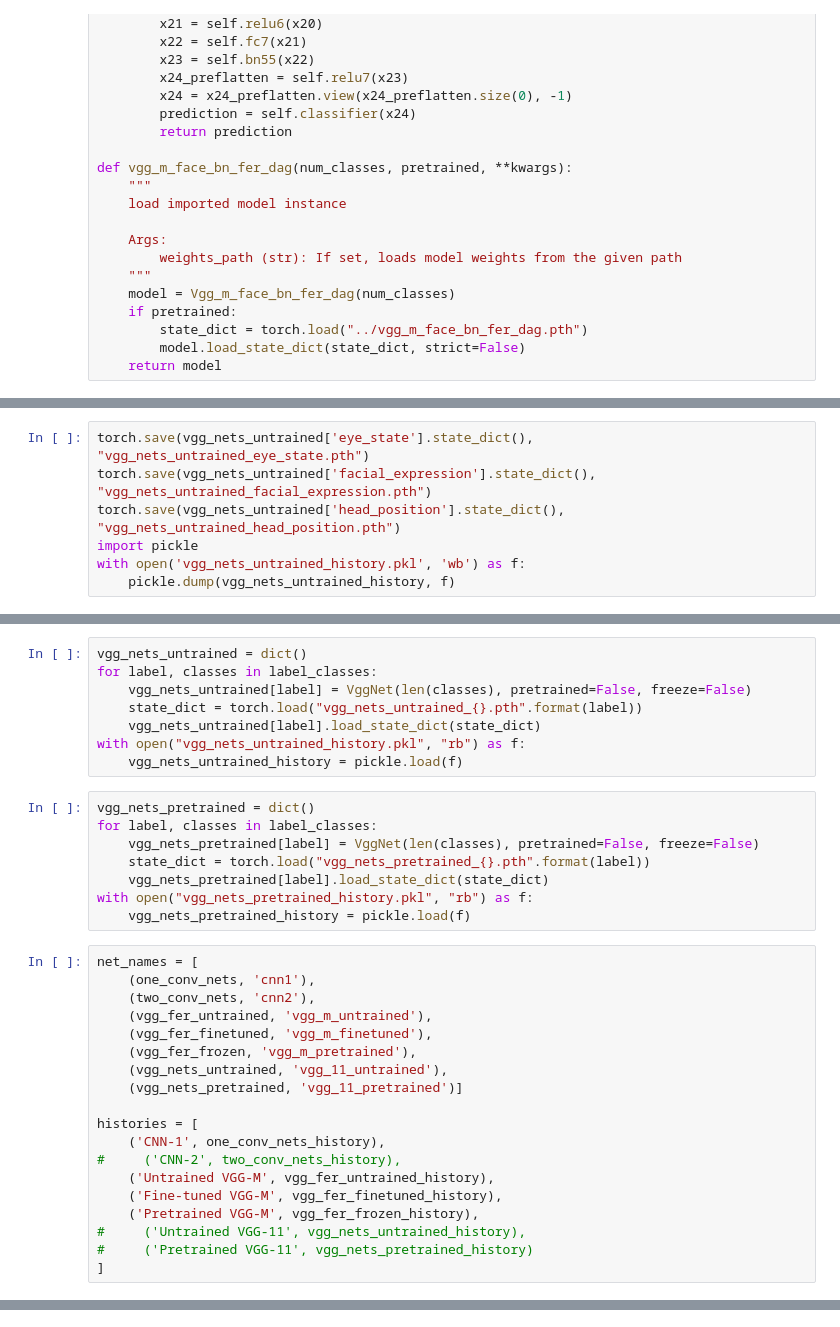
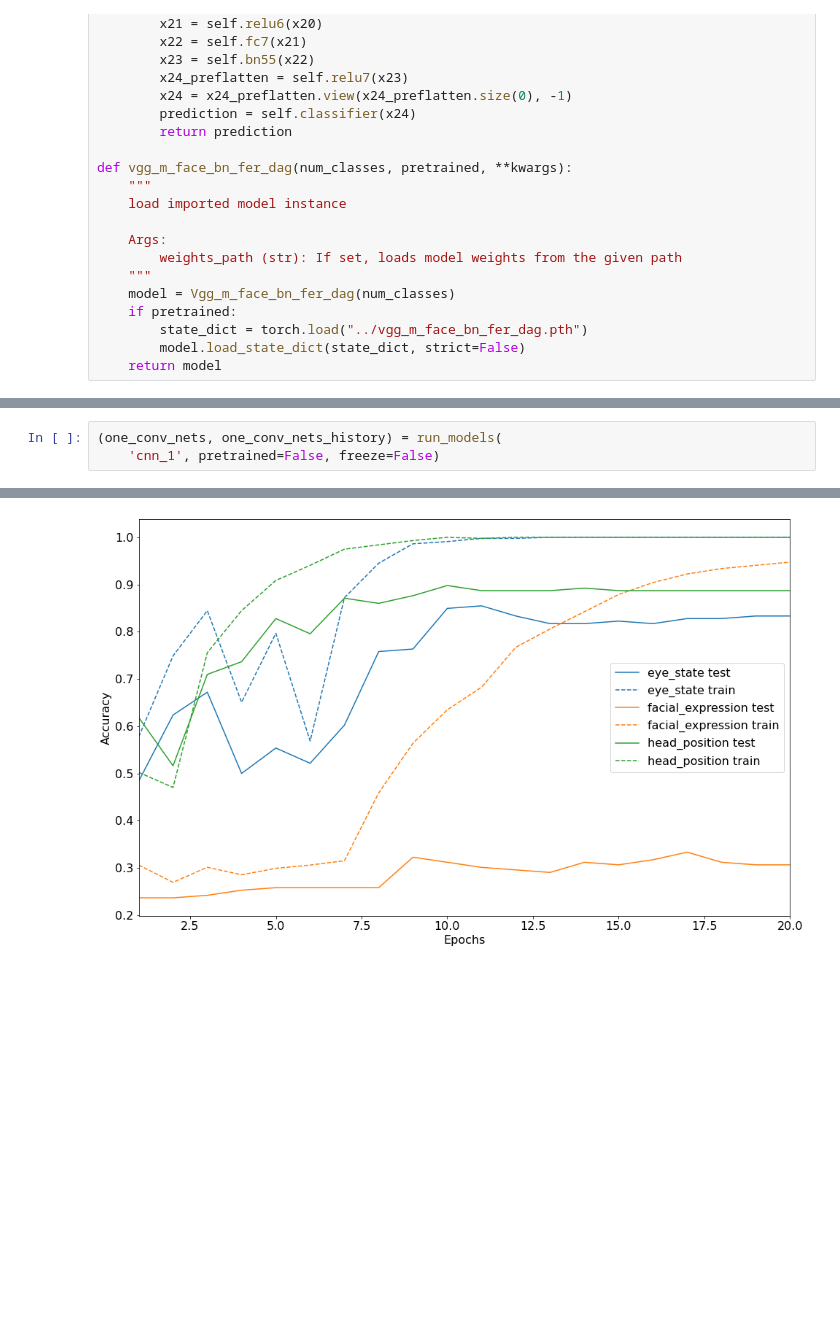
Before and after one commit to karenfeng/eigenfaces, a Jupyter notebook: ipynb/neural_network.ipynb, the cells around one changed output, grey strips where cells are left out. Saved outputs shown, nothing was run; the diff lists cells and outputs as text; blank space fills up the shorter version.

```diff
--- a/ipynb/neural_network.ipynb
+++ b/ipynb/neural_network.ipynb
@@ -547,7 +257,0 @@ KeyboardInterrupt:
-# %%
-torch.save(vgg_nets_untrained['eye_state'].state_dict(), "vgg_nets_untrained_eye_state.pth")
-torch.save(vgg_nets_untrained['facial_expression'].state_dict(), "vgg_nets_untrained_facial_expression.pth")
-torch.save(vgg_nets_untrained['head_position'].state_dict(), "vgg_nets_untrained_head_position.pth")
-import pickle
-with open('vgg_nets_untrained_history.pkl', 'wb') as f:
-    pickle.dump(vgg_nets_untrained_history, f)
@@ -736,35 +257,0 @@ with open("vgg_fer_finetuned_history.pkl", "rb") as f:
-# %%
-vgg_nets_untrained = dict()
-for label, classes in label_classes:
-    vgg_nets_untrained[label] = VggNet(len(classes), pretrained=False, freeze=False)
-    state_dict = torch.load("vgg_nets_untrained_{}.pth".format(label))
-    vgg_nets_untrained[label].load_state_dict(state_dict)
-with open("vgg_nets_untrained_history.pkl", "rb") as f:
-    vgg_nets_untrained_history = pickle.load(f)
-# %%
-vgg_nets_pretrained = dict()
-for label, classes in label_classes:
-    vgg_nets_pretrained[label] = VggNet(len(classes), pretrained=False, freeze=False)
-    state_dict = torch.load("vgg_nets_pretrained_{}.pth".format(label))
-    vgg_nets_pretrained[label].load_state_dict(state_dict)
-with open("vgg_nets_pretrained_history.pkl", "rb") as f:
-    vgg_nets_pretrained_history = pickle.load(f)
-# %%
-net_names = [
-    (one_conv_nets, 'cnn1'),
-    (two_conv_nets, 'cnn2'),
-    (vgg_fer_untrained, 'vgg_m_untrained'),
-    (vgg_fer_finetuned, 'vgg_m_finetuned'),
-    (vgg_fer_frozen, 'vgg_m_pretrained'),
-    (vgg_nets_untrained, 'vgg_11_untrained'),
-    (vgg_nets_pretrained, 'vgg_11_pretrained')]
-
-histories = [
-    ('CNN-1', one_conv_nets_history),
-#     ('CNN-2', two_conv_nets_history),
-    ('Untrained VGG-M', vgg_fer_untrained_history),
-    ('Fine-tuned VGG-M', vgg_fer_finetuned_history),
-    ('Pretrained VGG-M', vgg_fer_frozen_history),
-#     ('Untrained VGG-11', vgg_nets_untrained_history),
-#     ('Pretrained VGG-11', vgg_nets_pretrained_history)
-]
@@ -796,0 +328,4 @@ def confusion_matrix(nets, model_name, label, max_num):
+# %%
+(one_conv_nets, one_conv_nets_history) = run_models(
+    'cnn_1', pretrained=False, freeze=False)
+# %% [output]
@@ -796,0 +349 @@ def confusion_matrix(nets, model_name, label, max_num):
+[figure, added]
```
Also changed, not shown: parts of 56 cells of this notebook, 50 other files.
